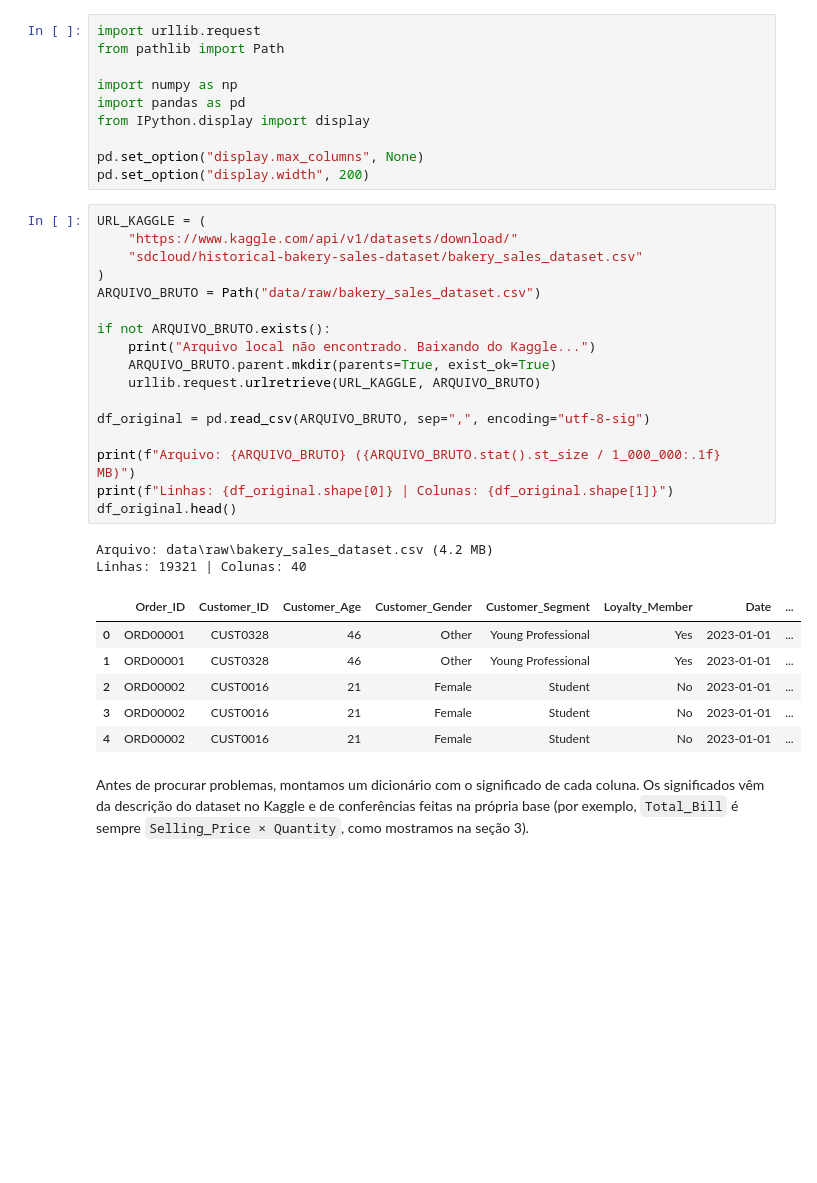
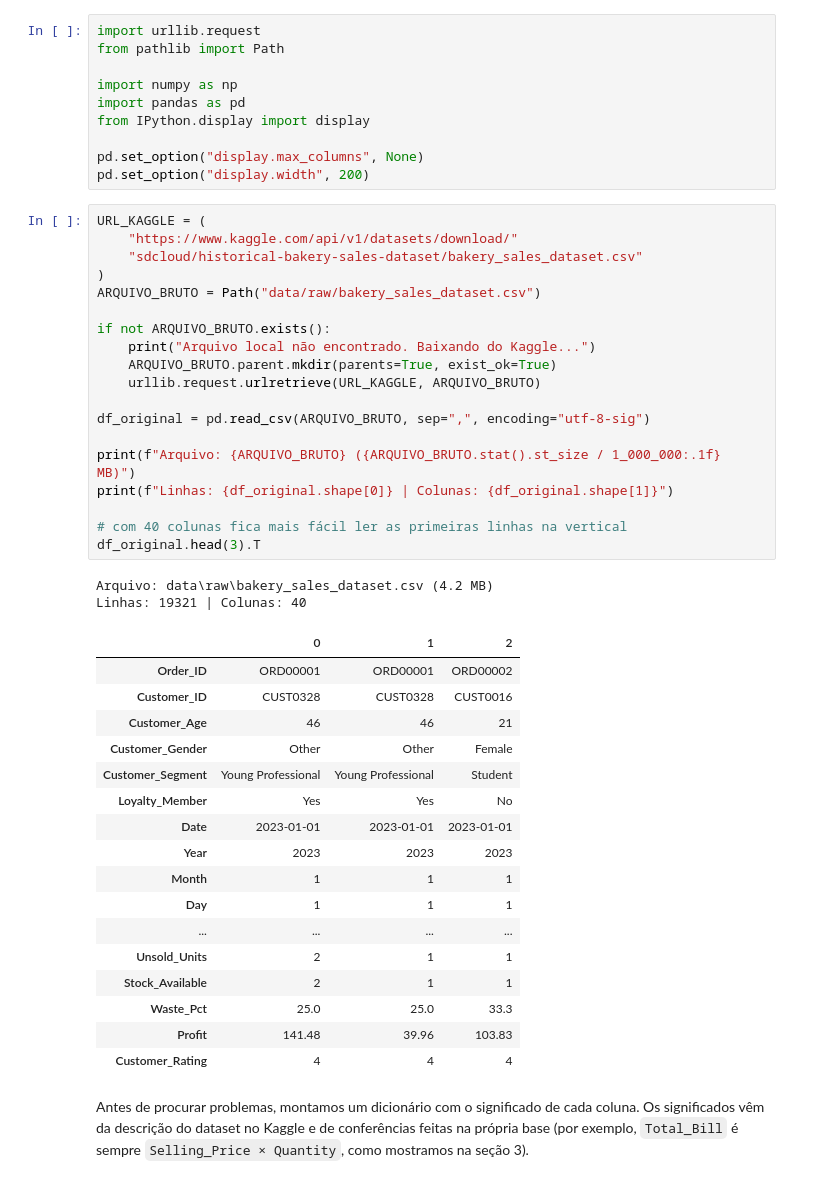
Before and after one commit to rafaeusn/padaria-data-analytics, a Jupyter notebook: projeto_data_analytics.ipynb, the cells around one changed output. Cells and saved outputs as stored; diff of their text form; blank space fills up the shorter version.

```diff
--- a/projeto_data_analytics.ipynb
+++ b/projeto_data_analytics.ipynb
@@ -73,29 +73,42 @@ pd.set_option("display.width", 200)
 # %%
 URL_KAGGLE = (
     "https://www.kaggle.com/api/v1/datasets/download/"
     "sdcloud/historical-bakery-sales-dataset/bakery_sales_dataset.csv"
 )
 ARQUIVO_BRUTO = Path("data/raw/bakery_sales_dataset.csv")
 
 if not ARQUIVO_BRUTO.exists():
     print("Arquivo local não encontrado. Baixando do Kaggle...")
     ARQUIVO_BRUTO.parent.mkdir(parents=True, exist_ok=True)
     urllib.request.urlretrieve(URL_KAGGLE, ARQUIVO_BRUTO)
 
 df_original = pd.read_csv(ARQUIVO_BRUTO, sep=",", encoding="utf-8-sig")
 
 print(f"Arquivo: {ARQUIVO_BRUTO} ({ARQUIVO_BRUTO.stat().st_size / 1_000_000:.1f} MB)")
 print(f"Linhas: {df_original.shape[0]} | Colunas: {df_original.shape[1]}")
-df_original.head()
+
+# com 40 colunas fica mais fácil ler as primeiras linhas na vertical
+df_original.head(3).T
 # %% [output]
 Arquivo: data\raw\bakery_sales_dataset.csv (4.2 MB)
 Linhas: 19321 | Colunas: 40
-|  | Order_ID | Customer_ID | Customer_Age | Customer_Gender | Customer_Segment | Loyalty_Member | Date | ... |
-| 0 | ORD00001 | CUST0328 | 46 | Other | Young Professional | Yes | 2023-01-01 | ... |
-| 1 | ORD00001 | CUST0328 | 46 | Other | Young Professional | Yes | 2023-01-01 | ... |
-| 2 | ORD00002 | CUST0016 | 21 | Female | Student | No | 2023-01-01 | ... |
-| 3 | ORD00002 | CUST0016 | 21 | Female | Student | No | 2023-01-01 | ... |
-| 4 | ORD00002 | CUST0016 | 21 | Female | Student | No | 2023-01-01 | ... |
+|  | 0 | 1 | 2 |
+| Order_ID | ORD00001 | ORD00001 | ORD00002 |
+| Customer_ID | CUST0328 | CUST0328 | CUST0016 |
+| Customer_Age | 46 | 46 | 21 |
+| Customer_Gender | Other | Other | Female |
+| Customer_Segment | Young Professional | Young Professional | Student |
+| Loyalty_Member | Yes | Yes | No |
+| Date | 2023-01-01 | 2023-01-01 | 2023-01-01 |
+| Year | 2023 | 2023 | 2023 |
+| Month | 1 | 1 | 1 |
+| Day | 1 | 1 | 1 |
+| ... | ... | ... | ... |
+| Unsold_Units | 2 | 1 | 1 |
+| Stock_Available | 2 | 1 | 1 |
+| Waste_Pct | 25.0 | 25.0 | 33.3 |
+| Profit | 141.48 | 39.96 | 103.83 |
+| Customer_Rating | 4 | 4 | 4 |
 # %% [markdown]
 Antes de procurar problemas, montamos um dicionário com o significado de cada coluna. Os significados vêm da descrição do dataset no Kaggle e de conferências feitas na própria base (por exemplo, `Total_Bill` é sempre `Selling_Price × Quantity`, como mostramos na seção 3).
 # %%
```
Also changed, not shown: parts of 4 cells of this notebook.
